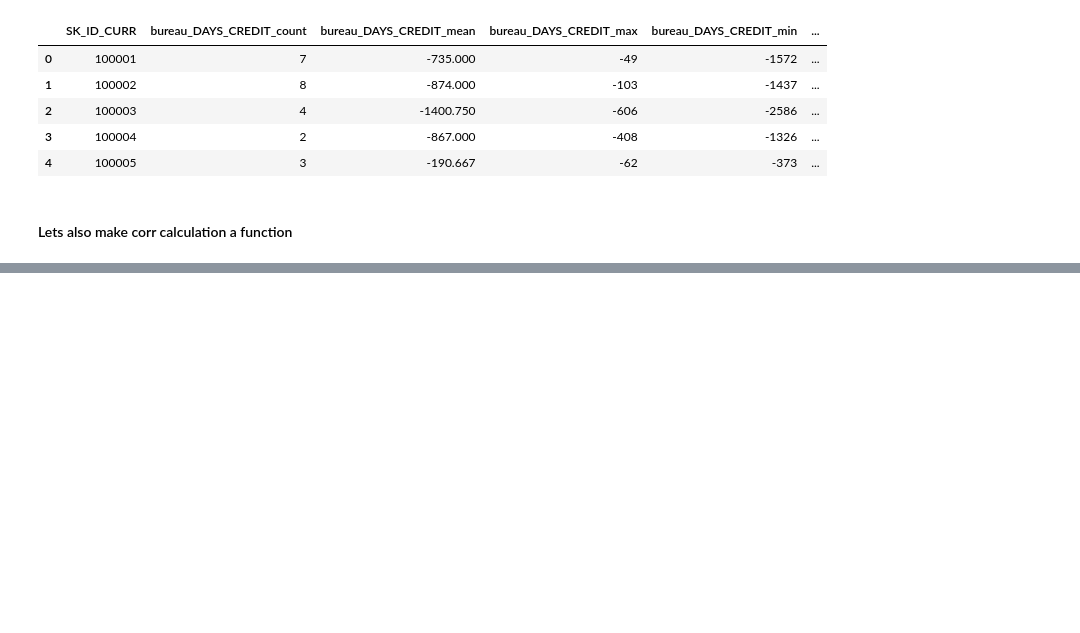
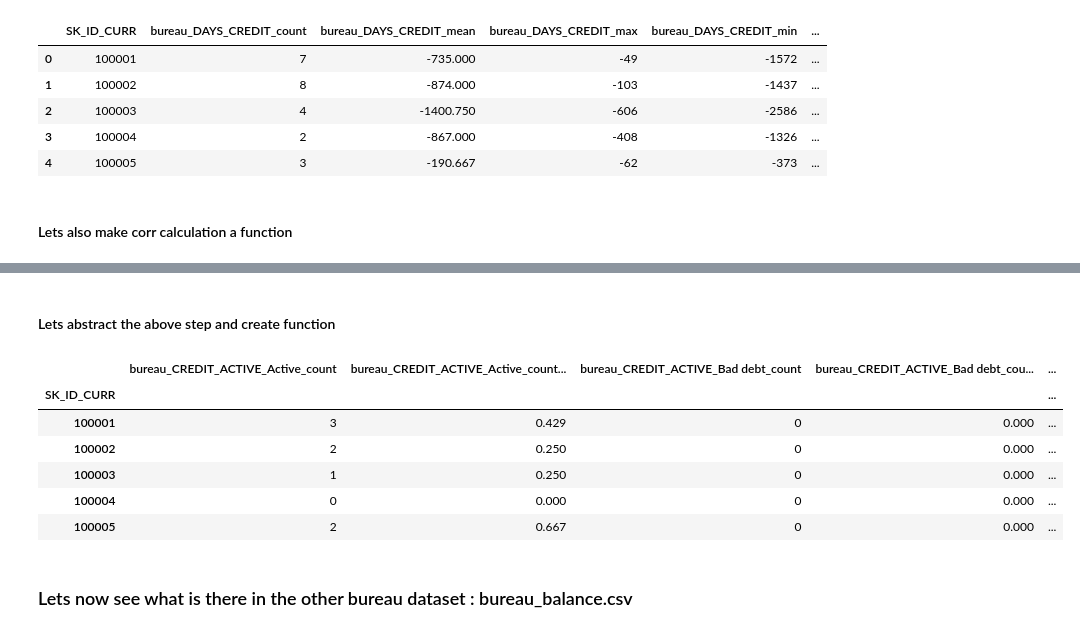
Before and after one commit to oneraghavan/machine-leaning-implementations, a Jupyter notebook: notebooks/data_analysis/Home Credit Default Risk-Feature engineering.ipynb, the cells around one changed output, grey strips where cells are left out. Drawn from its saved outputs; the diff is of its cells as text; code cells hidden in the pictures; blank space fills up the shorter version.

```diff
--- a/notebooks/data_analysis/Home Credit Default Risk-Feature engineering.ipynb
+++ b/notebooks/data_analysis/Home Credit Default Risk-Feature engineering.ipynb
@@ -318,0 +383,2 @@ def target_corrs(df):
+# %% [markdown]
+#### Lets abstract the above step and create function
@@ -318,0 +432,14 @@ def target_corrs(df):
+# %%
+bureau_counts = count_categorical(bureau, group_var = 'SK_ID_CURR', df_name = 'bureau')
+bureau_counts["SK_ID_CURR"] = bureau_counts.index
+bureau_counts.head()
+# %% [output]
+|  | bureau_CREDIT_ACTIVE_Active_count | bureau_CREDIT_ACTIVE_Active_count... | bureau_CREDIT_ACTIVE_Bad debt_count | bureau_CREDIT_ACTIVE_Bad debt_cou... | ... |
+| SK_ID_CURR |  |  |  |  | ... |
+| 100001 | 3 | 0.429 | 0 | 0.000 | ... |
+| 100002 | 2 | 0.250 | 0 | 0.000 | ... |
+| 100003 | 1 | 0.250 | 0 | 0.000 | ... |
+| 100004 | 0 | 0.000 | 0 | 0.000 | ... |
+| 100005 | 2 | 0.667 | 0 | 0.000 | ... |
+# %% [markdown]
+### Lets now see what is there in the other bureau dataset : bureau_balance.csv
```
Also changed, not shown: parts of 42 cells of this notebook, 20 other files.
